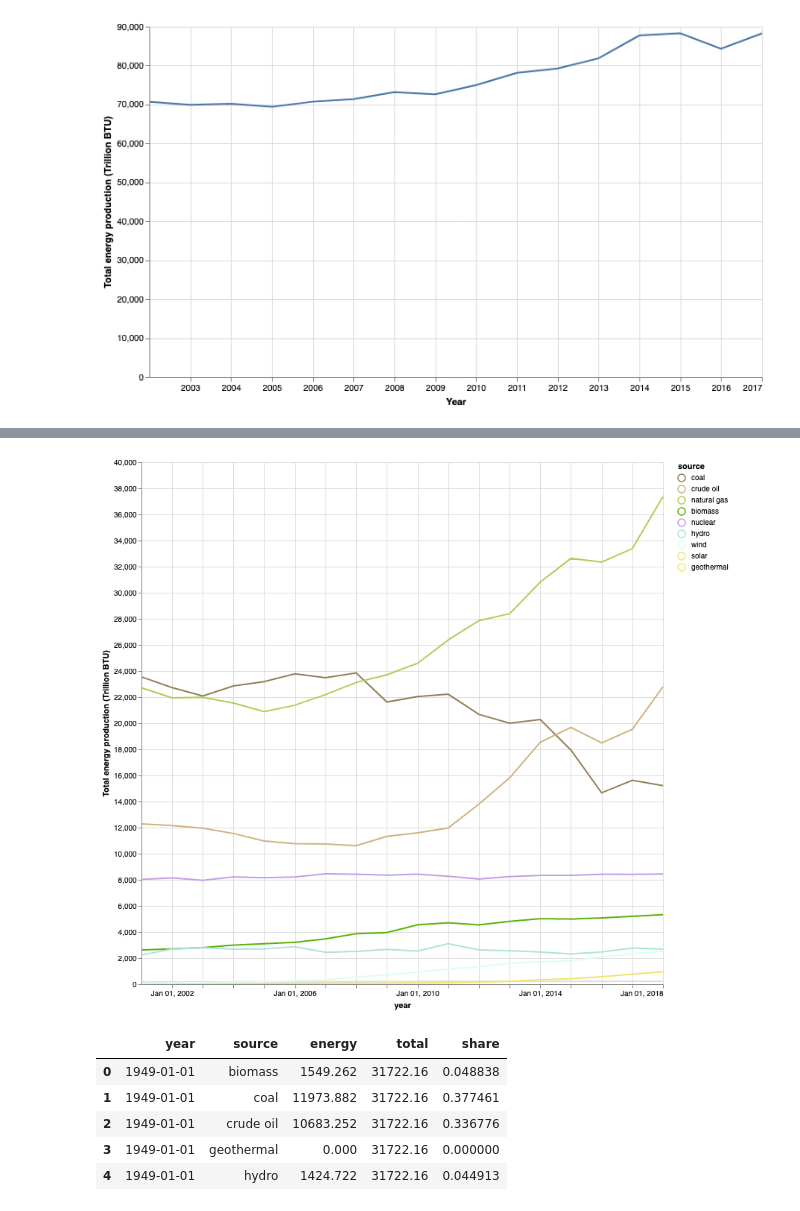
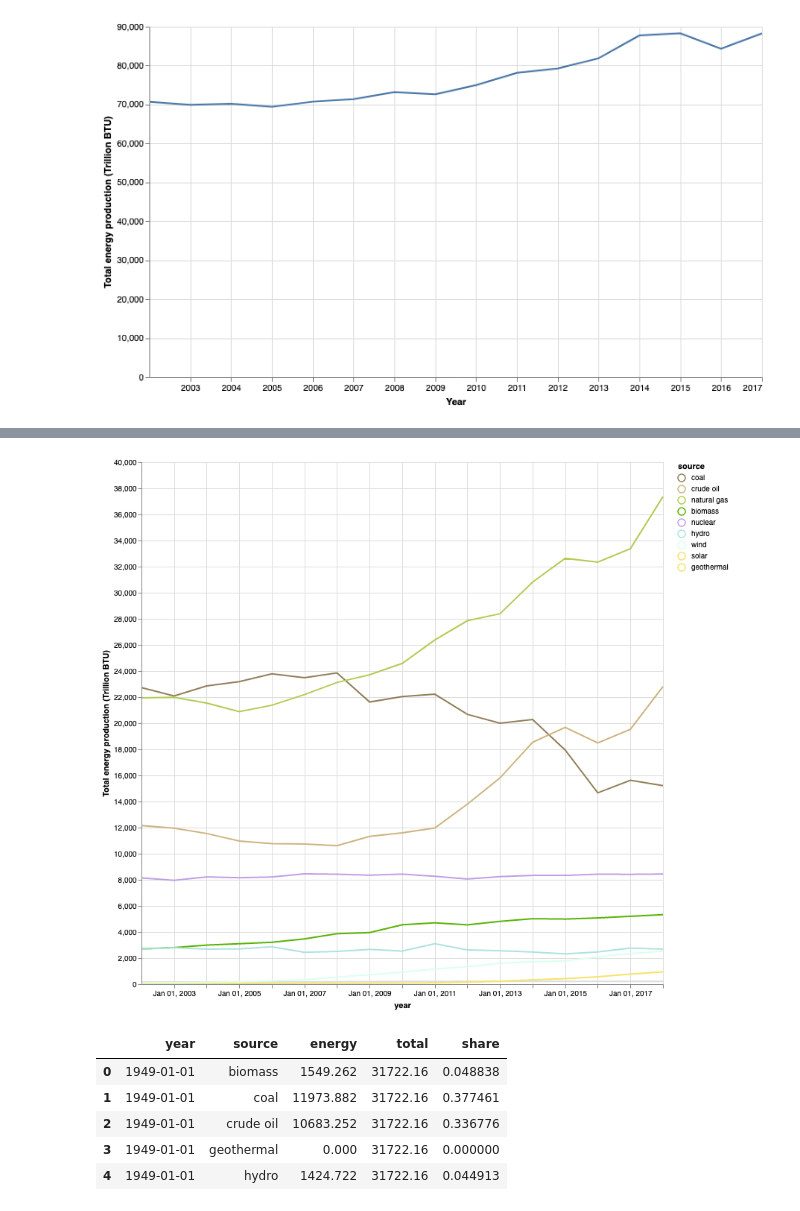
Before and after one commit to jonasoesch/energy-story, a Jupyter notebook: analysis/energy.ipynb, the cells around one changed output, grey strips where cells are left out. Cells and saved outputs as stored; diff of their text form; code cells hidden in the pictures.

Commit message:
Label positions and fifth chart

```diff
--- a/analysis/energy.ipynb
+++ b/analysis/energy.ipynb
@@ -79,28 +79,28 @@ Axes({
 # %%
 Axes({
     "mark": "line",
     "encoding": {
        "x": {
            "field": "year",
            "type": "temporal"
        },
         "y": {
             "field": "energy",
             "type": "quantitative",
             "axis": {"title": "Total energy production (Trillion BTU)"}
         },
         "color": {
             "field": "source",
             "scale": {"range": scheme},
             "sort": order
         }
     },
     "height": 700,
     "width": 700
-}, a[a.year > startDate])
+}, a[a.year > start])
 # %% [output]
 [interactive output not drawn]
-[figure, old version]
+[figure, new version]
 # %%
 a[(a.year > start) & (a.year < end)].to_csv("../static/data/A.csv", header=True, index=False, float_format="%.0f")
 # %%
```
Also changed, not shown: parts of 9 cells of this notebook, 9 other files.
